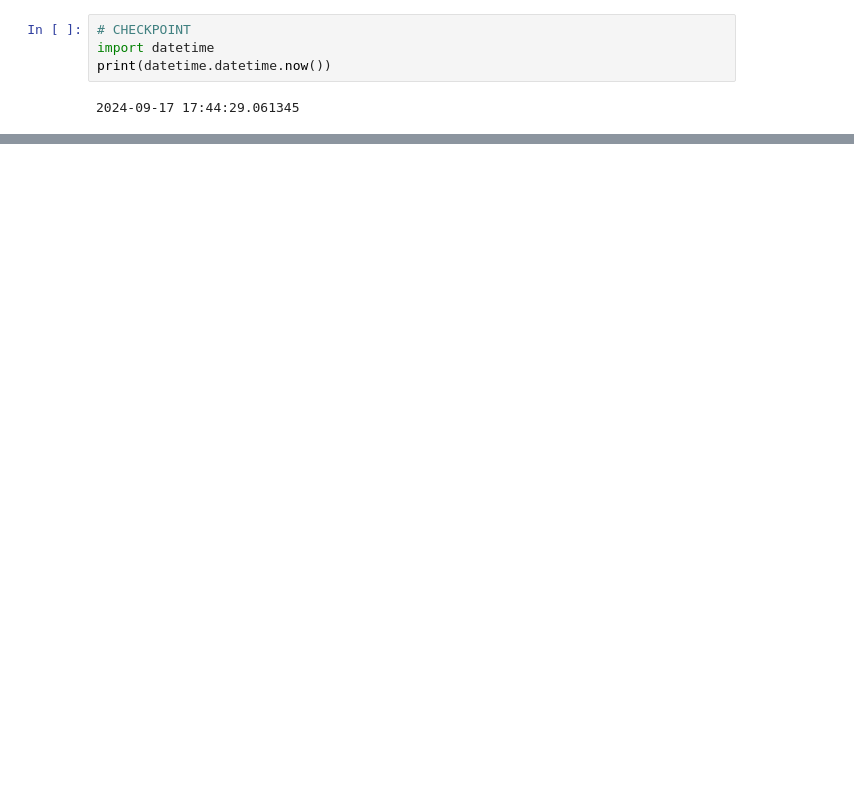
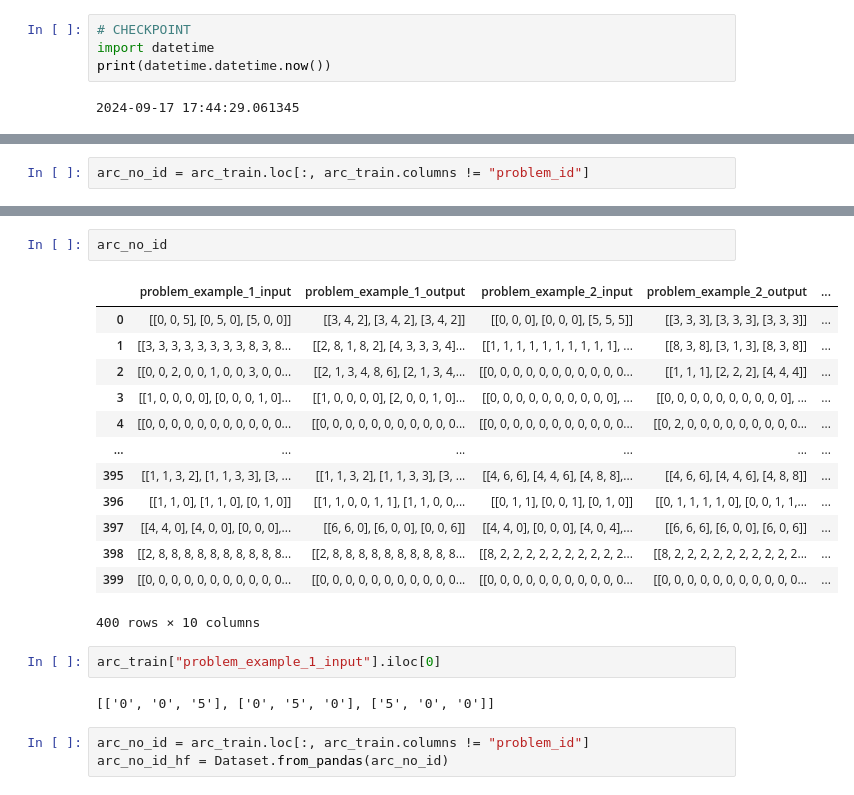
Before and after one commit to AsteroidHunter/fastexps, a Jupyter notebook: benchmarking_a_model/Can I benchmark a model in an hour?.ipynb, the cells around one changed output, grey strips where cells are left out. Cells and saved outputs as stored; diff of their text form; blank space fills up the shorter version.

```diff
--- a/benchmarking_a_model/Can I benchmark a model in an hour?.ipynb
+++ b/benchmarking_a_model/Can I benchmark a model in an hour?.ipynb
@@ -150,0 +192,2 @@ print(datetime.datetime.now())
+# %%
+arc_no_id = arc_train.loc[:, arc_train.columns != "problem_id"]
@@ -150,0 +202,23 @@ print(datetime.datetime.now())
+# %%
+arc_no_id
+# %% [output]
+|  | problem_example_1_input | problem_example_1_output | problem_example_2_input | problem_example_2_output | ... |
+| 0 | [[0, 0, 5], [0, 5, 0], [5, 0, 0]] | [[3, 4, 2], [3, 4, 2], [3, 4, 2]] | [[0, 0, 0], [0, 0, 0], [5, 5, 5]] | [[3, 3, 3], [3, 3, 3], [3, 3, 3]] | ... |
+| 1 | [[3, 3, 3, 3, 3, 3, 3, 3, 8, 3, 8... | [[2, 8, 1, 8, 2], [4, 3, 3, 3, 4]... | [[1, 1, 1, 1, 1, 1, 1, 1, 1, 1], ... | [[8, 3, 8], [3, 1, 3], [8, 3, 8]] | ... |
+| 2 | [[0, 0, 2, 0, 0, 1, 0, 0, 3, 0, 0... | [[2, 1, 3, 4, 8, 6], [2, 1, 3, 4,... | [[0, 0, 0, 0, 0, 0, 0, 0, 0, 0, 0... | [[1, 1, 1], [2, 2, 2], [4, 4, 4]] | ... |
+| 3 | [[1, 0, 0, 0, 0], [0, 0, 0, 1, 0]... | [[1, 0, 0, 0, 0], [2, 0, 0, 1, 0]... | [[0, 0, 0, 0, 0, 0, 0, 0, 0, 0], ... | [[0, 0, 0, 0, 0, 0, 0, 0, 0, 0], ... | ... |
+| 4 | [[0, 0, 0, 0, 0, 0, 0, 0, 0, 0, 0... | [[0, 0, 0, 0, 0, 0, 0, 0, 0, 0, 0... | [[0, 0, 0, 0, 0, 0, 0, 0, 0, 0, 0... | [[0, 2, 0, 0, 0, 0, 0, 0, 0, 0, 0... | ... |
+| ... | ... | ... | ... | ... | ... |
+| 395 | [[1, 1, 3, 2], [1, 1, 3, 3], [3, ... | [[1, 1, 3, 2], [1, 1, 3, 3], [3, ... | [[4, 6, 6], [4, 4, 6], [4, 8, 8],... | [[4, 6, 6], [4, 4, 6], [4, 8, 8]] | ... |
+| 396 | [[1, 1, 0], [1, 1, 0], [0, 1, 0]] | [[1, 1, 0, 0, 1, 1], [1, 1, 0, 0,... | [[0, 1, 1], [0, 0, 1], [0, 1, 0]] | [[0, 1, 1, 1, 1, 0], [0, 0, 1, 1,... | ... |
+| 397 | [[4, 4, 0], [4, 0, 0], [0, 0, 0],... | [[6, 6, 0], [6, 0, 0], [0, 0, 6]] | [[4, 4, 0], [0, 0, 0], [4, 0, 4],... | [[6, 6, 6], [6, 0, 0], [6, 0, 6]] | ... |
+| 398 | [[2, 8, 8, 8, 8, 8, 8, 8, 8, 8, 8... | [[2, 8, 8, 8, 8, 8, 8, 8, 8, 8, 8... | [[8, 2, 2, 2, 2, 2, 2, 2, 2, 2, 2... | [[8, 2, 2, 2, 2, 2, 2, 2, 2, 2, 2... | ... |
+| 399 | [[0, 0, 0, 0, 0, 0, 0, 0, 0, 0, 0... | [[0, 0, 0, 0, 0, 0, 0, 0, 0, 0, 0... | [[0, 0, 0, 0, 0, 0, 0, 0, 0, 0, 0... | [[0, 0, 0, 0, 0, 0, 0, 0, 0, 0, 0... | ... |
+400 rows × 10 columns
+# %%
+arc_train["problem_example_1_input"].iloc[0]
+# %% [output]
+[['0', '0', '5'], ['0', '5', '0'], ['5', '0', '0']]
+# %%
+arc_no_id = arc_train.loc[:, arc_train.columns != "problem_id"]
+arc_no_id_hf = Dataset.from_pandas(arc_no_id)
```
Also changed, not shown: parts of 32 cells of this notebook, 1 other file.
